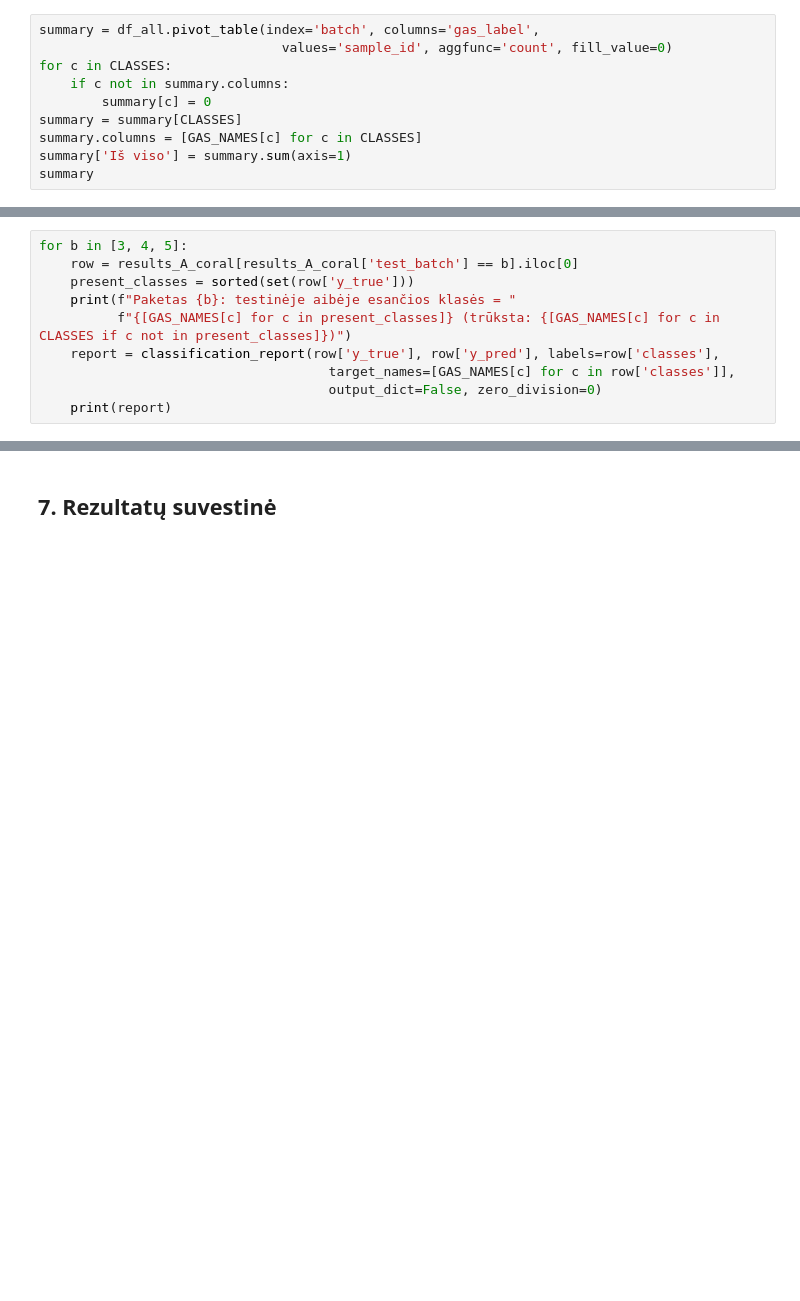
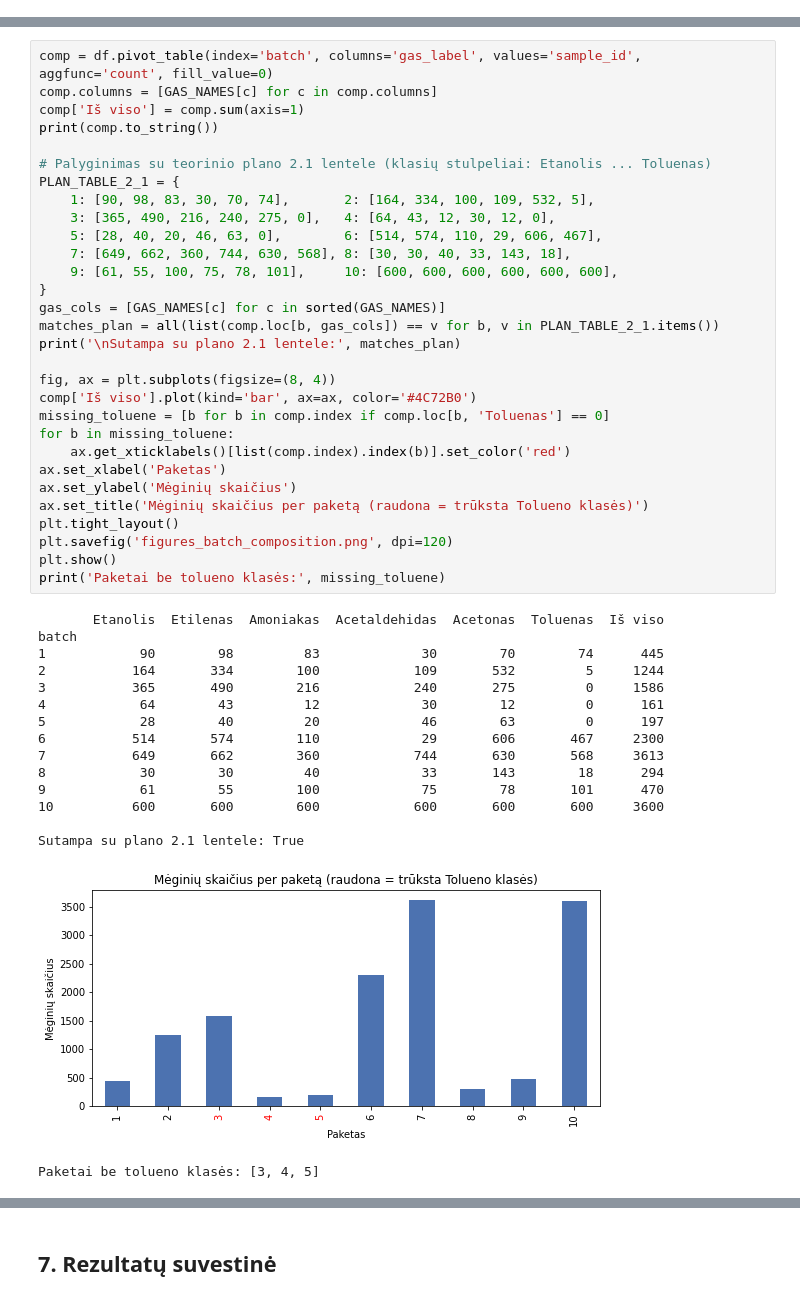
Before and after one commit to Tauras-Rim/IS-Egzaminas, a Jupyter notebook: gas_drift_project.ipynb, the cells around one changed output, grey strips where cells are left out. Drawn from its saved outputs; the diff is of its cells as text; blank space fills up the shorter version.

```diff
--- a/gas_drift_project.ipynb
+++ b/gas_drift_project.ipynb
@@ -129,10 +0,0 @@ dokumente pateikta lentele.
-# %%
-summary = df_all.pivot_table(index='batch', columns='gas_label',
-                               values='sample_id', aggfunc='count', fill_value=0)
-for c in CLASSES:
-    if c not in summary.columns:
-        summary[c] = 0
-summary = summary[CLASSES]
-summary.columns = [GAS_NAMES[c] for c in CLASSES]
-summary['Iš viso'] = summary.sum(axis=1)
-summary
@@ -1093,10 +0,0 @@ Acetono/acetaldehido tarpusavio painiojimas laikui bėgant (CORAL+SVM, Protokola
-# %%
-for b in [3, 4, 5]:
-    row = results_A_coral[results_A_coral['test_batch'] == b].iloc[0]
-    present_classes = sorted(set(row['y_true']))
-    print(f"Paketas {b}: testinėje aibėje esančios klasės = "
-          f"{[GAS_NAMES[c] for c in present_classes]} (trūksta: {[GAS_NAMES[c] for c in CLASSES if c not in present_classes]})")
-    report = classification_report(row['y_true'], row['y_pred'], labels=row['classes'],
-                                     target_names=[GAS_NAMES[c] for c in row['classes']],
-                                     output_dict=False, zero_division=0)
-    print(report)
@@ -1280,0 +198,47 @@ Demonstracija: 3 atsitiktiniai nauji mėginiai iš 10 pakete (tikroji klasė ži
+# %%
+comp = df.pivot_table(index='batch', columns='gas_label', values='sample_id', aggfunc='count', fill_value=0)
+comp.columns = [GAS_NAMES[c] for c in comp.columns]
+comp['Iš viso'] = comp.sum(axis=1)
+print(comp.to_string())
+
+# Palyginimas su teorinio plano 2.1 lentele (klasių stulpeliai: Etanolis ... Toluenas)
+PLAN_TABLE_2_1 = {
+    1: [90, 98, 83, 30, 70, 74],       2: [164, 334, 100, 109, 532, 5],
+    3: [365, 490, 216, 240, 275, 0],   4: [64, 43, 12, 30, 12, 0],
+    5: [28, 40, 20, 46, 63, 0],        6: [514, 574, 110, 29, 606, 467],
+    7: [649, 662, 360, 744, 630, 568], 8: [30, 30, 40, 33, 143, 18],
+    9: [61, 55, 100, 75, 78, 101],     10: [600, 600, 600, 600, 600, 600],
+}
+gas_cols = [GAS_NAMES[c] for c in sorted(GAS_NAMES)]
+matches_plan = all(list(comp.loc[b, gas_cols]) == v for b, v in PLAN_TABLE_2_1.items())
+print('\nSutampa su plano 2.1 lentele:', matches_plan)
+
+fig, ax = plt.subplots(figsize=(8, 4))
+comp['Iš viso'].plot(kind='bar', ax=ax, color='#4C72B0')
+missing_toluene = [b for b in comp.index if comp.loc[b, 'Toluenas'] == 0]
+for b in missing_toluene:
+    ax.get_xticklabels()[list(comp.index).index(b)].set_color('red')
+ax.set_xlabel('Paketas')
+ax.set_ylabel('Mėginių skaičius')
+ax.set_title('Mėginių skaičius per paketą (raudona = trūksta Tolueno klasės)')
+plt.tight_layout()
+plt.savefig('figures_batch_composition.png', dpi=120)
+plt.show()
+print('Paketai be tolueno klasės:', missing_toluene)
+# %% [output]
+       Etanolis  Etilenas  Amoniakas  Acetaldehidas  Acetonas  Toluenas  Iš viso
+batch
+1            90        98         83             30        70        74      445
+2           164       334        100            109       532         5     1244
+3           365       490        216            240       275         0     1586
+4            64        43         12             30        12         0      161
+5            28        40         20             46        63         0      197
+6           514       574        110             29       606       467     2300
+7           649       662        360            744       630       568     3613
+8            30        30         40             33       143        18      294
+9            61        55        100             75        78       101      470
+10          600       600        600            600       600       600     3600
+
+Sutampa su plano 2.1 lentele: True
+[figure, added]
+Paketai be tolueno klasės: [3, 4, 5]
```
Also changed, not shown: parts of 140 cells of this notebook, 11 other files.
